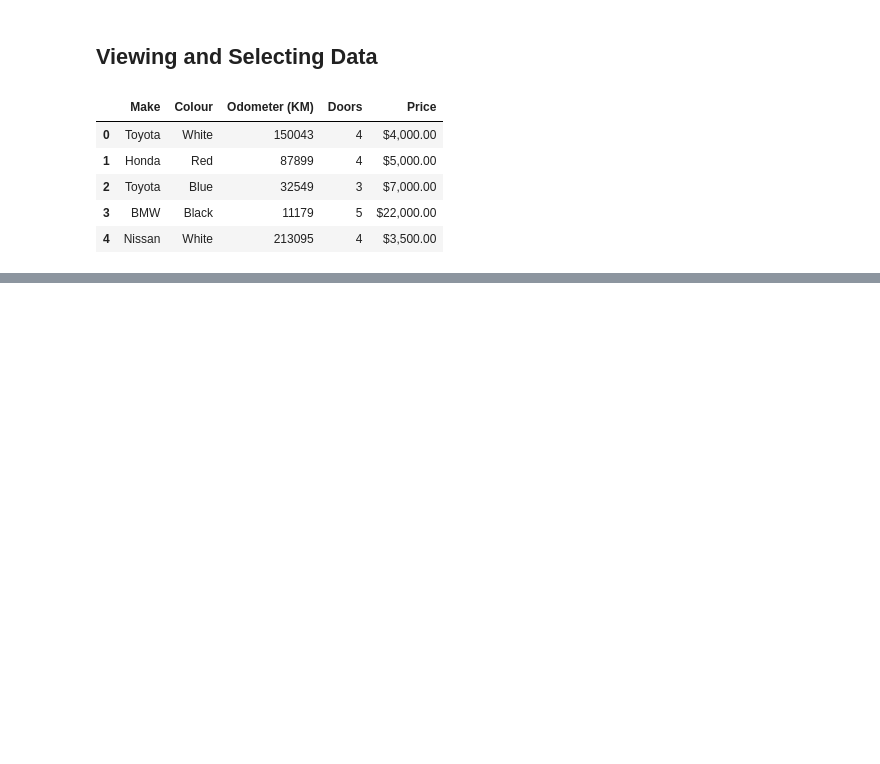
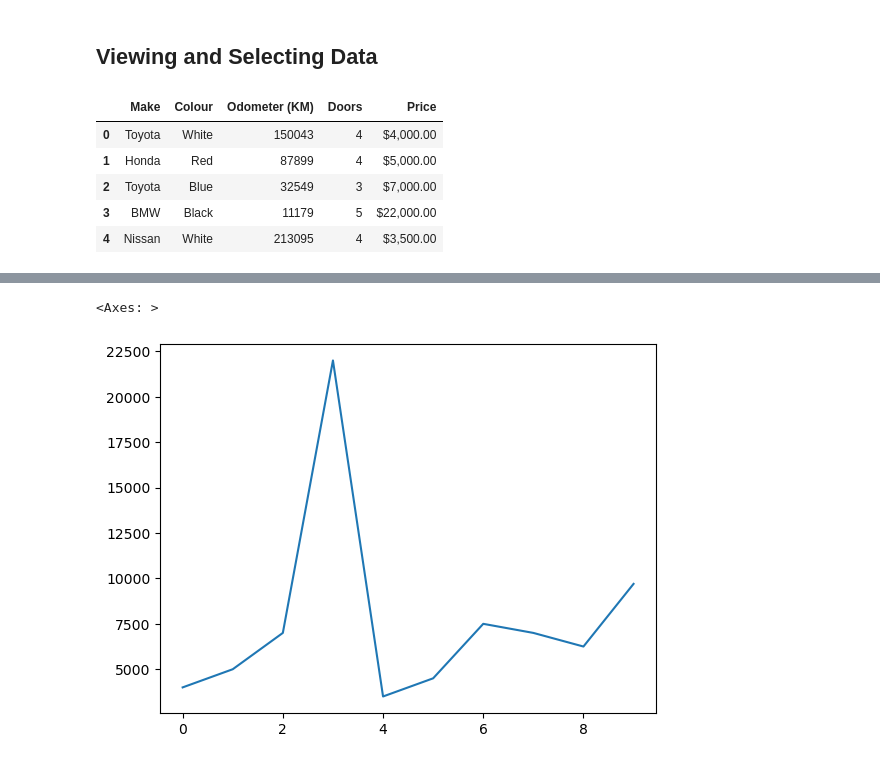
Before and after one commit to jurytan/road-to-machine-learning, a Jupyter notebook: introduction-to-pandas.ipynb, the cells around one changed output, grey strips where cells are left out. Drawn from its saved outputs; the diff is of its cells as text; code cells hidden in the pictures; blank space fills up the shorter version.

```diff
--- a/introduction-to-pandas.ipynb
+++ b/introduction-to-pandas.ipynb
@@ -187,0 +431,5 @@ car_sales.head()
+# %%
+car_sales["Price"].plot()
+# %% [output]
+<Axes: >
+[figure, added]
```
Also changed, not shown: parts of 30 cells of this notebook.
